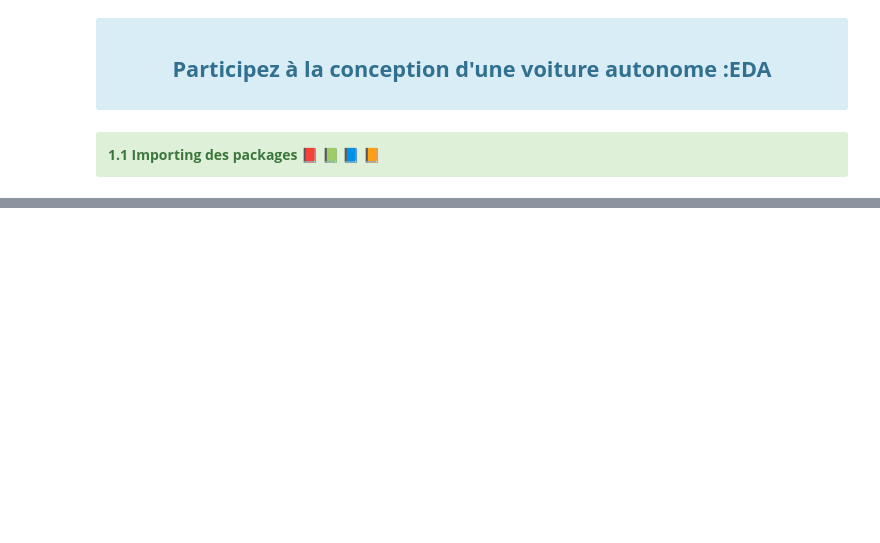
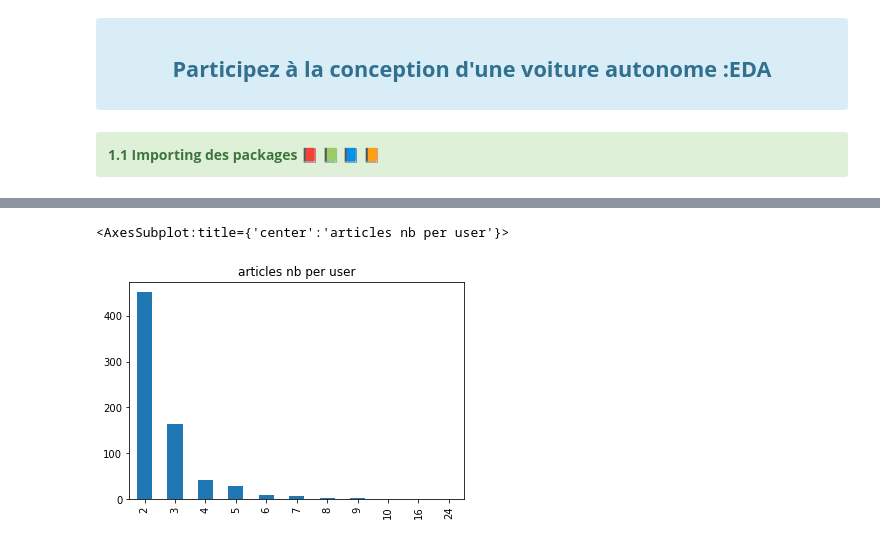
Before and after one commit to Trilian/projet9, a Jupyter notebook: EDA.ipynb, the cells around one changed output, grey strips where cells are left out. Saved outputs shown, nothing was run; the diff lists cells and outputs as text; code cells hidden in the pictures; blank space fills up the shorter version.

```diff
--- a/EDA.ipynb
+++ b/EDA.ipynb
@@ -44,0 +101,5 @@ NameError: name 'pd' is not defined
+# %%
+dfSample.groupby(by="user_id")['click_article_id'].nunique().value_counts().plot(kind = 'bar', title="articles nb per user")
+# %% [output]
+<AxesSubplot:title={'center':'articles nb per user'}>
+[figure, added]
```
Also changed, not shown: parts of 17 cells of this notebook, 2 other files.
